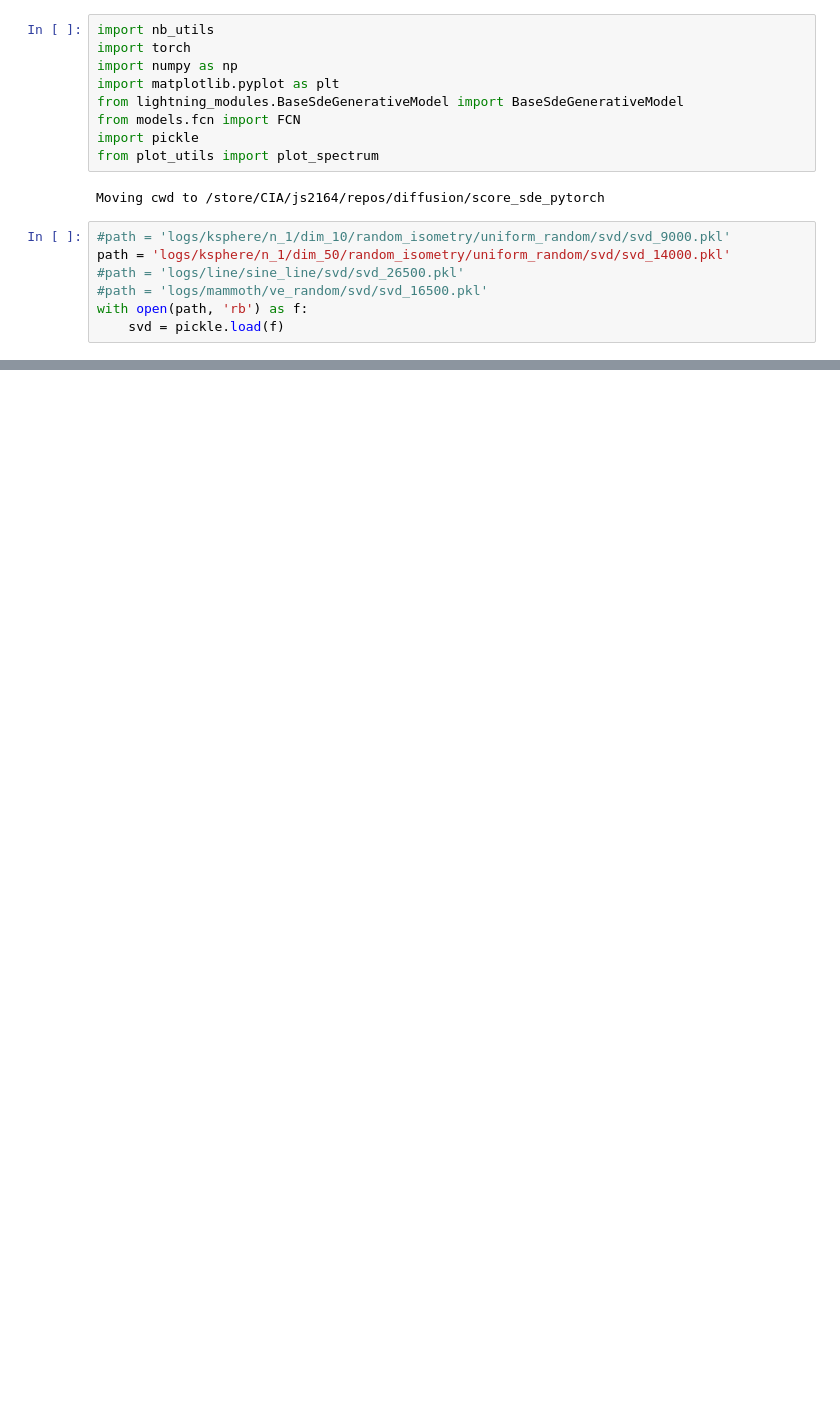
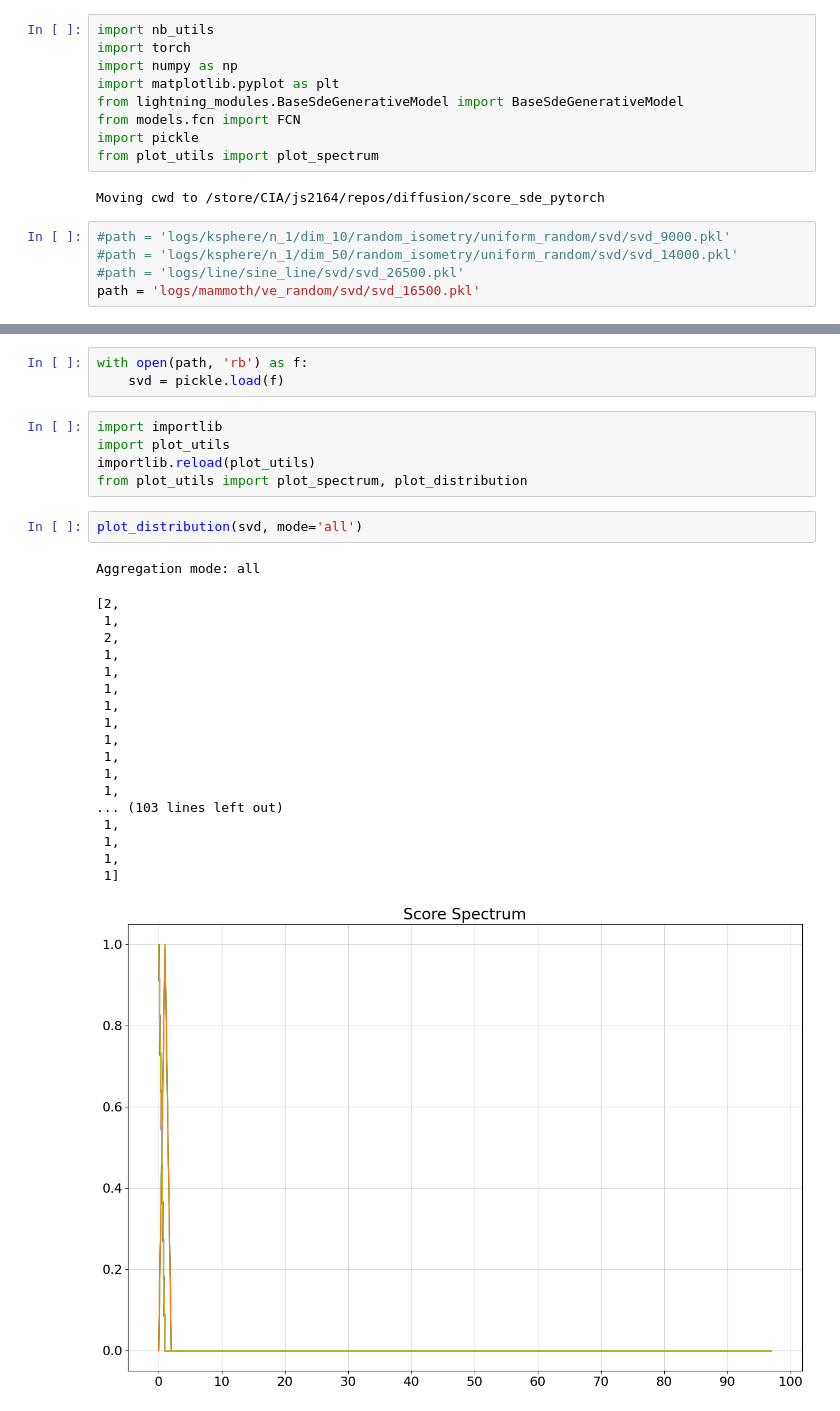
Before and after one commit to GBATZOLIS/conditional_score_diffusion, a Jupyter notebook: notebooks/plot_spectrum.ipynb, the cells around one changed output, grey strips where cells are left out. Saved outputs shown, nothing was run; the diff lists cells and outputs as text; blank space fills up the shorter version.

```diff
--- a/notebooks/plot_spectrum.ipynb
+++ b/notebooks/plot_spectrum.ipynb
@@ -11,8 +11,6 @@ from plot_utils import plot_spectrum
 Moving cwd to /store/CIA/js2164/repos/diffusion/score_sde_pytorch
 # %%
 #path = 'logs/ksphere/n_1/dim_10/random_isometry/uniform_random/svd/svd_9000.pkl'
-path = 'logs/ksphere/n_1/dim_50/random_isometry/uniform_random/svd/svd_14000.pkl'
+#path = 'logs/ksphere/n_1/dim_50/random_isometry/uniform_random/svd/svd_14000.pkl'
 #path = 'logs/line/sine_line/svd/svd_26500.pkl'
-#path = 'logs/mammoth/ve_random/svd/svd_16500.pkl'
-with open(path, 'rb') as f:
-    svd = pickle.load(f)
+path = 'logs/mammoth/ve_random/svd/svd_16500.pkl'
@@ -36,0 +21,30 @@ print(len(soft)-soft.argmax())
+# %%
+with open(path, 'rb') as f:
+    svd = pickle.load(f)
+# %%
+import importlib
+import plot_utils
+importlib.reload(plot_utils)
+from plot_utils import plot_spectrum, plot_distribution
+# %%
+plot_distribution(svd, mode='all')
+# %% [output]
+Aggregation mode: all
+[2,
+ 1,
+ 2,
+ 1,
+ 1,
+ 1,
+ 1,
+ 1,
+ 1,
+ 1,
+ 1,
+ 1,
+... (103 lines left out)
+ 1,
+ 1,
+ 1,
+ 1]
+[figure, added]
```
Also changed, not shown: parts of 4 cells of this notebook, 11 other files.
